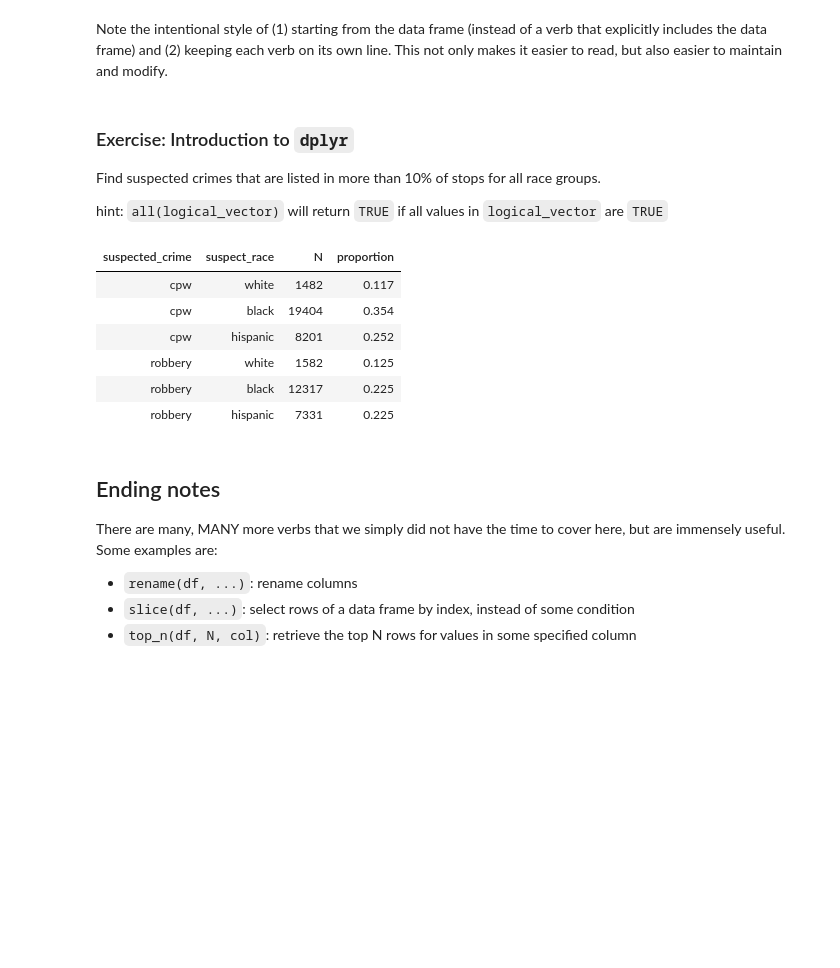
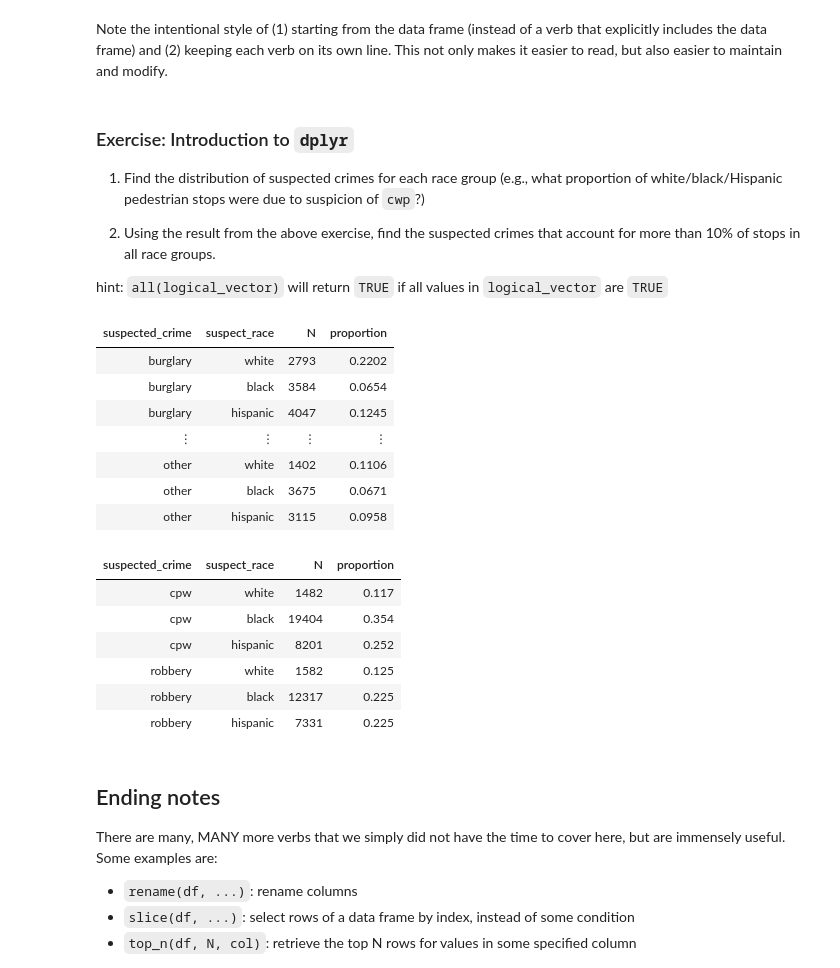
Before and after one commit to stanford-policylab/law-order-algo, a Jupyter notebook: notebooks/week-1-dplyr-answers.ipynb, the cells around one changed output. Saved outputs shown, nothing was run; the diff lists cells and outputs as text; code cells hidden in the pictures; blank space fills up the shorter version.

```diff
--- a/notebooks/week-1-dplyr-answers.ipynb
+++ b/notebooks/week-1-dplyr-answers.ipynb
@@ -826,32 +835,44 @@ This not only makes it easier to read, but also easier to maintain and modify.
 # %% [markdown]
 ### Exercise: Introduction to `dplyr`
 
-Find suspected crimes that are listed in more than 10% of stops for all race groups.
+1. Find the distribution of suspected crimes for each race group
+(e.g., what proportion of white/black/Hispanic pedestrian stops were due to suspicion of `cwp`?)
+
+2. Using the result from the above exercise, find the suspected crimes that account for more than 10% of stops in all race groups.
 
 hint: `all(logical_vector)` will return `TRUE` if all values in `logical_vector` are `TRUE`
 # %%
 # WRITE CODE HERE
 # START solution
-
-stop_df %>%
+# 1.
+suspected_crime_by_race <- stop_df %>%
     group_by(suspected_crime, suspect_race) %>%
     summarize(N = n()) %>%
     group_by(suspect_race) %>%
-    mutate(
-        proportion = N / sum(N)
-    ) %>%
+    mutate(proportion = N / sum(N))
+suspected_crime_by_race
+
+# 2.
+suspected_crime_by_race %>%
     group_by(suspected_crime) %>%
     filter(all(proportion > 0.1))
-
 # END
 # %% [output]
 | suspected_crime | suspect_race | N | proportion |
-| cpw | white | 1482 | 0.117 |
-| cpw | black | 19404 | 0.354 |
-| cpw | hispanic | 8201 | 0.252 |
-| robbery | white | 1582 | 0.125 |
-| robbery | black | 12317 | 0.225 |
-| robbery | hispanic | 7331 | 0.225 |
+| burglary | white | 2793 | 0.2202 |
+| burglary | black | 3584 | 0.0654 |
+| burglary | hispanic | 4047 | 0.1245 |
+| ⋮ | ⋮ | ⋮ | ⋮ |
+| other | white | 1402 | 0.1106 |
+| other | black | 3675 | 0.0671 |
+| other | hispanic | 3115 | 0.0958 |
+| suspected_crime | suspect_race | N | proportion |
+| cpw | white | 1482 | 0.117 |
+| cpw | black | 19404 | 0.354 |
+| cpw | hispanic | 8201 | 0.252 |
+| robbery | white | 1582 | 0.125 |
+| robbery | black | 12317 | 0.225 |
+| robbery | hispanic | 7331 | 0.225 |
 # %% [markdown]
 ## Ending notes
 
```
Also changed, not shown: parts of 2 cells of this notebook.
